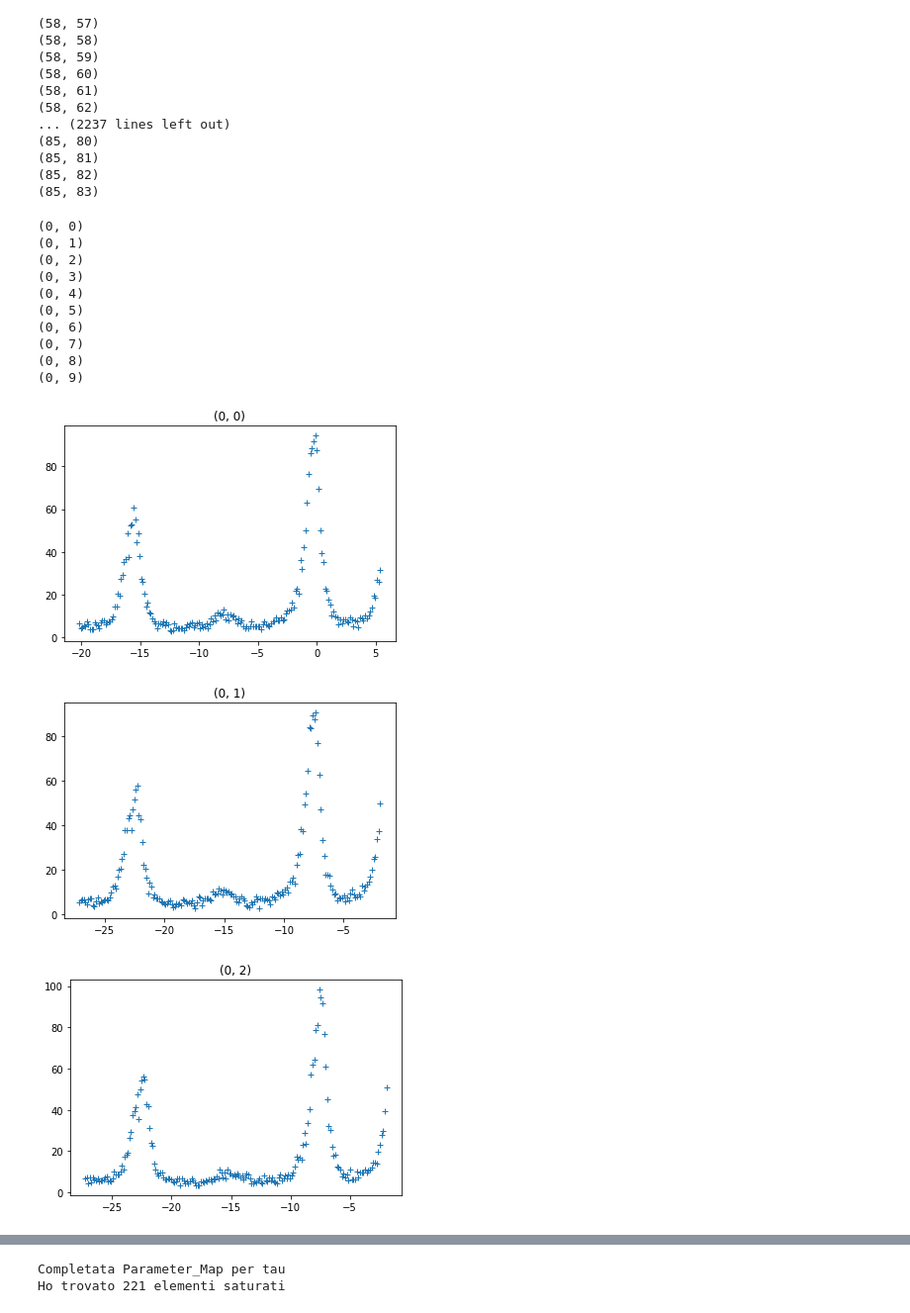
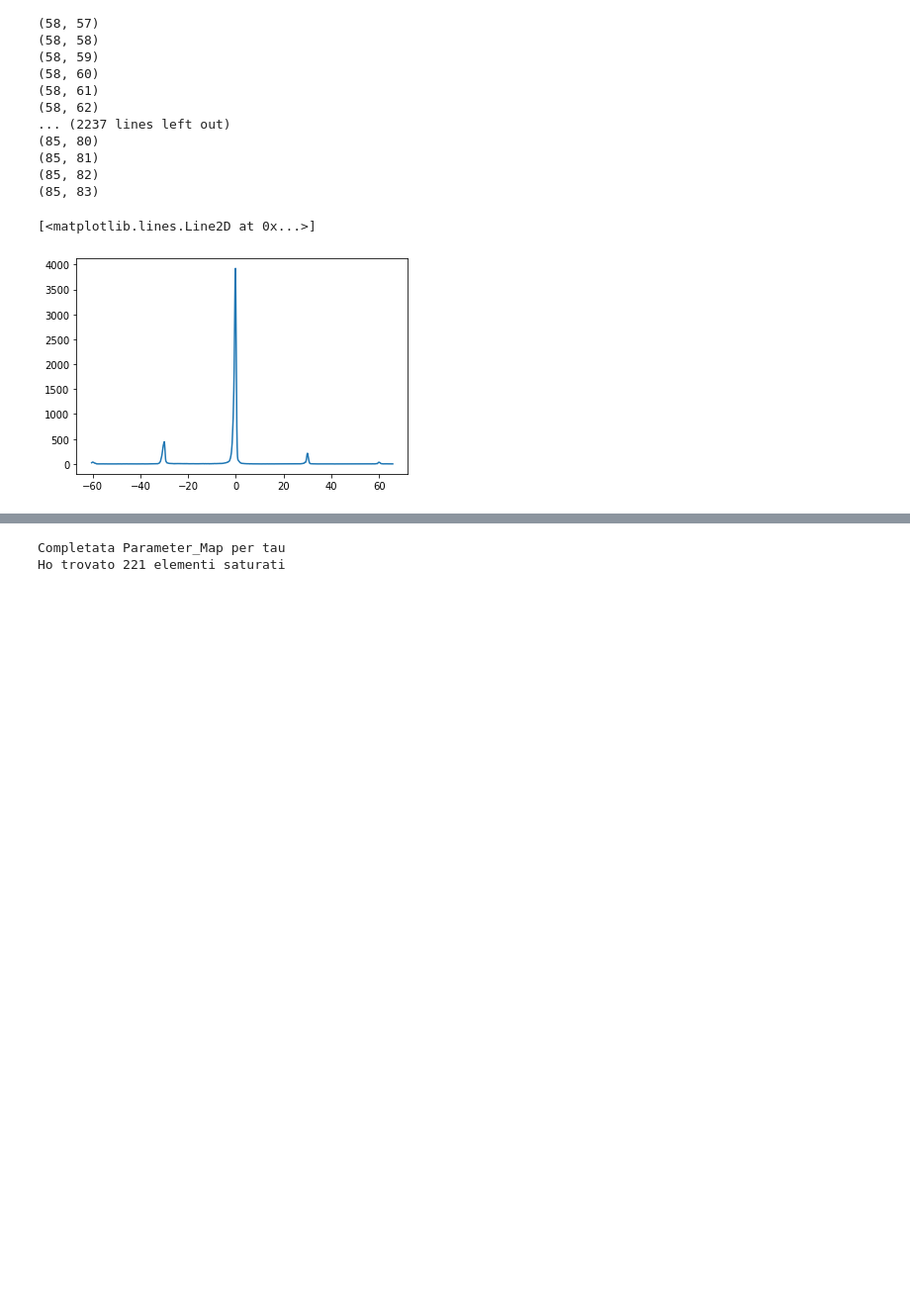
Before and after one commit to flautodipan/Python_Libraries, a Jupyter notebook: Experimentum_analysis.ipynb, the cells around one changed output, grey strips where cells are left out. Shown at 99% size. Cells and saved outputs as stored; diff of their text form; code cells hidden in the pictures; blank space fills up the shorter version.

```diff
--- a/Experimentum_analysis.ipynb
+++ b/Experimentum_analysis.ipynb
@@ -125,17 +125,8 @@ Save_y_markov_fit(matrix, boni, path = now_path)
 Save_y_fit(matrix, boni, path = now_path)
 # %%
 #3) Faccio le mappe
+
+plt.plot(matrix[0][0].x_VIPA_freq, matrix[0][0].y_VIPA)
 # %% [output]
-(0, 0)
-(0, 1)
-(0, 2)
-(0, 3)
-(0, 4)
-(0, 5)
-(0, 6)
-(0, 7)
-(0, 8)
-(0, 9)
+[<matplotlib.lines.Line2D at 0x...>]
-[figure, old version]
+[figure, new version]
-[figure, removed]
-[figure, removed]
```
Also changed, not shown: parts of 4 cells of this notebook, 1 other file.
